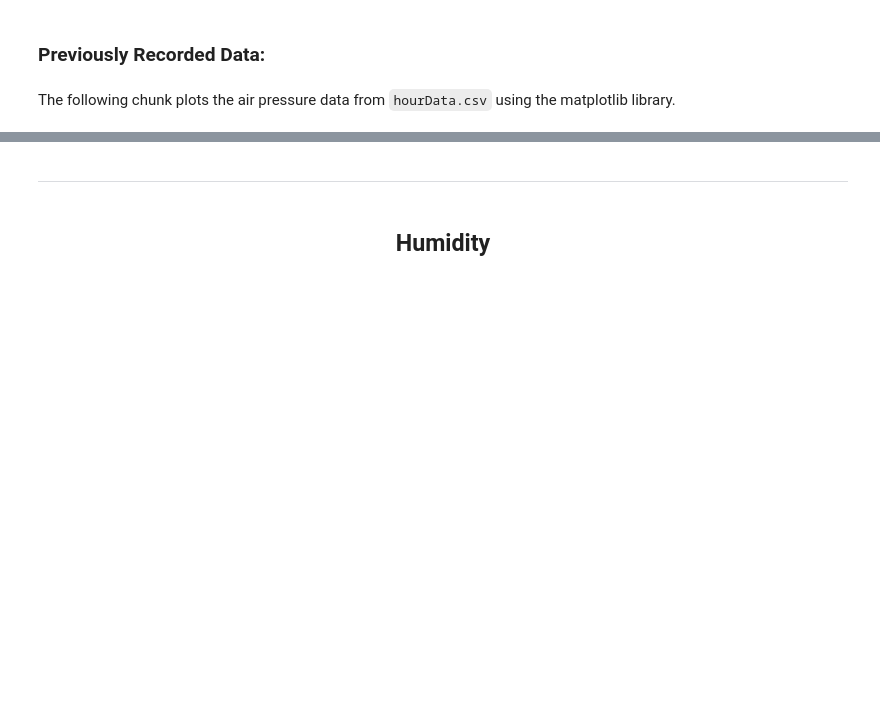
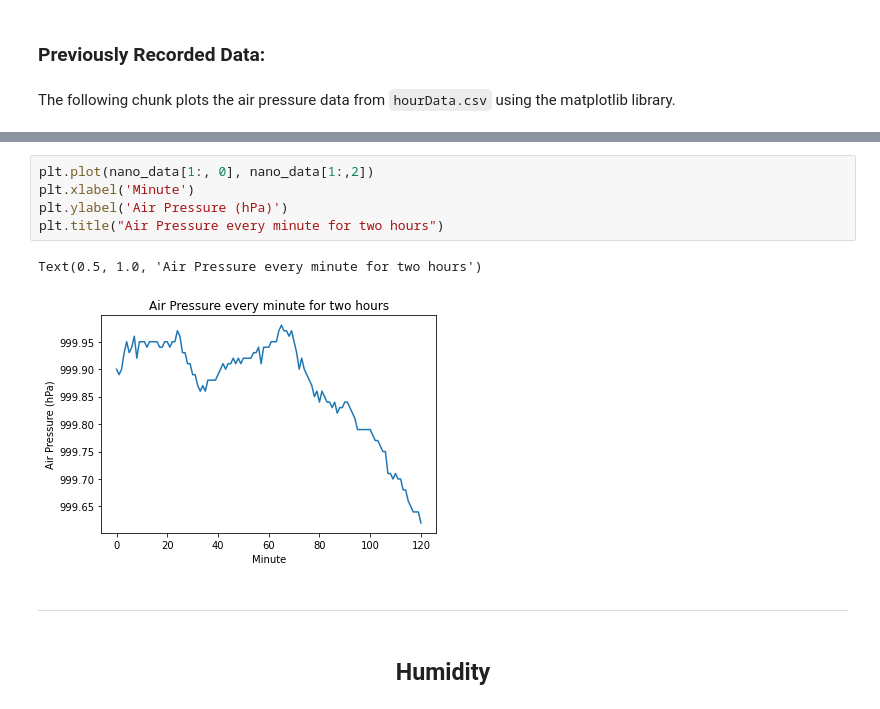
Before and after one commit to ddiLab/SageEdu, a Jupyter notebook: enviSensor/enviSensorDemo.ipynb, the cells around one changed output, grey strips where cells are left out. Drawn from its saved outputs; the diff is of its cells as text; blank space fills up the shorter version.

```diff
--- a/enviSensor/enviSensorDemo.ipynb
+++ b/enviSensor/enviSensorDemo.ipynb
@@ -204,3 +213,11 @@ Text(0.5,1,'Air Pressure every minute for an hour')
+# %%
+plt.plot(nano_data[1:, 0], nano_data[1:,2])
+plt.xlabel('Minute')
+plt.ylabel('Air Pressure (hPa)')
+plt.title("Air Pressure every minute for two hours")
+# %% [output]
+Text(0.5, 1.0, 'Air Pressure every minute for two hours')
+[figure, added]
 # %% [markdown]
 ---
 # %% [markdown]
```
Also changed, not shown: parts of 11 cells of this notebook, 2 other files.
